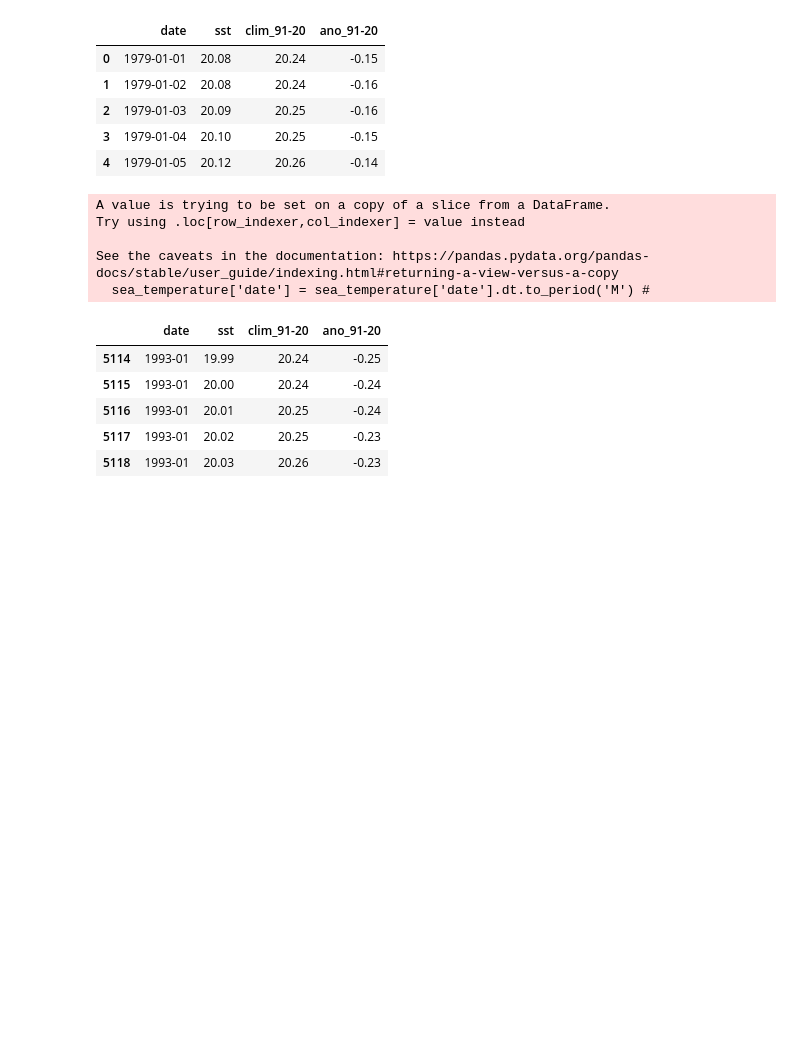
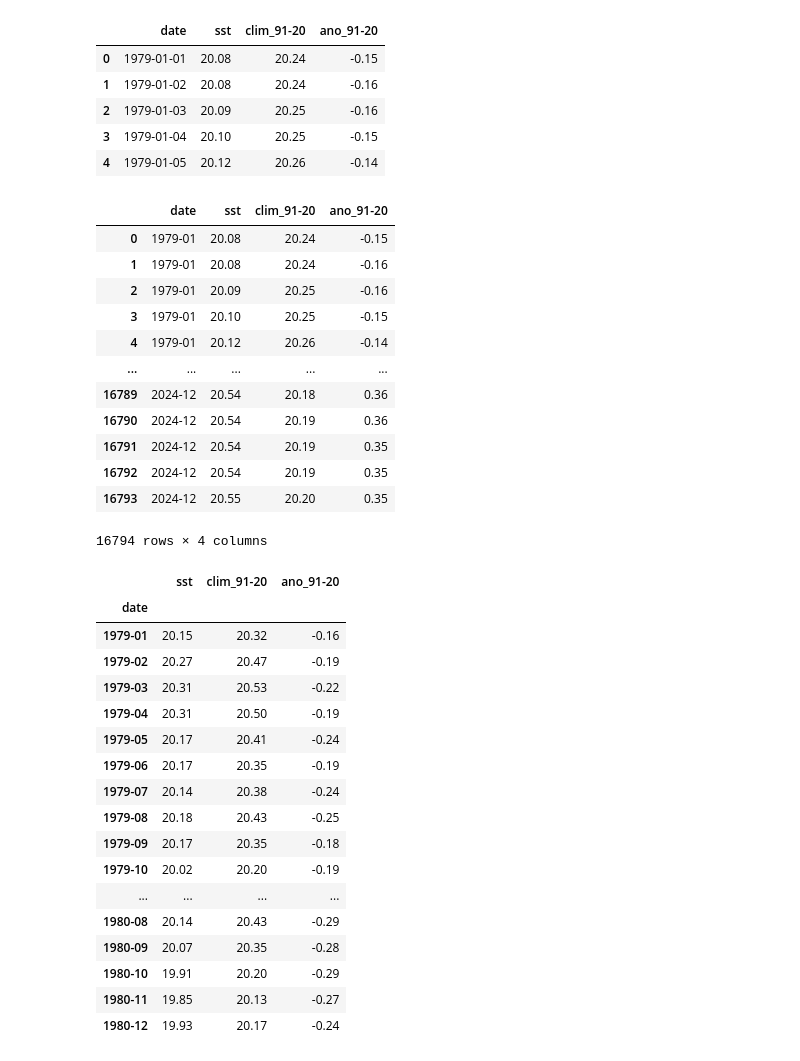
Before and after one commit to Songsungsang/Smart_Factory_Project_Data_Analysis, a Jupyter notebook: sea_level_temp.ipynb, the cells around one changed output. Cells and saved outputs as stored; diff of their text form; code cells hidden in the pictures; blank space fills up the shorter version.

```diff
--- a/sea_level_temp.ipynb
+++ b/sea_level_temp.ipynb
@@ -60,18 +60,21 @@ sea_temp_init.head()
 | 4 | 1979-01-05 | 20.12 | 20.26 | -0.14 |
 # %%
 sea_temp_init['date'] = pd.to_datetime(sea_temp_init['date']) # 년-월-일 형태로 있는 datetime형태라고 표시
-sea_temperature = sea_temp_init[sea_temp_init['date'].dt.year >= 1993] # 1993년 이후 데이터만 반영
-sea_temperature['date'] = sea_temperature['date'].dt.to_period('M') #
-sea_temperature.head()
+#sea_temperature = sea_temp_init[sea_temp_init['date'].dt.year >= 1993] # 1993년 이후 데이터만 반영
+sea_temperature = sea_temp_init
+sea_temperature['date'] = sea_temperature['date'].dt.to_period('M') # 월까지 데이터를 표시
+sea_temperature
 # %% [output]
+|  | date | sst | clim_91-20 | ano_91-20 |
+| 0 | 1979-01 | 20.08 | 20.24 | -0.15 |
+| 1 | 1979-01 | 20.08 | 20.24 | -0.16 |
+| 2 | 1979-01 | 20.09 | 20.25 | -0.16 |
+| 3 | 1979-01 | 20.10 | 20.25 | -0.15 |
+| 4 | 1979-01 | 20.12 | 20.26 | -0.14 |
+| ... | ... | ... | ... | ... |
+| 16789 | 2024-12 | 20.54 | 20.18 | 0.36 |
+| 16790 | 2024-12 | 20.54 | 20.19 | 0.36 |
+| 16791 | 2024-12 | 20.54 | 20.19 | 0.35 |
+| 16792 | 2024-12 | 20.54 | 20.19 | 0.35 |
+| 16793 | 2024-12 | 20.55 | 20.20 | 0.35 |
-A value is trying to be set on a copy of a slice from a DataFrame.
-Try using .loc[row_indexer,col_indexer] = value instead
-
-See the caveats in the documentation: https://pandas.pydata.org/pandas-docs/stable/user_guide/indexing.html#returning-a-view-versus-a-copy
-  sea_temperature['date'] = sea_temperature['date'].dt.to_period('M') #
+16794 rows × 4 columns
-|  | date | sst | clim_91-20 | ano_91-20 |
-| 5114 | 1993-01 | 19.99 | 20.24 | -0.25 |
-| 5115 | 1993-01 | 20.00 | 20.24 | -0.24 |
-| 5116 | 1993-01 | 20.01 | 20.25 | -0.24 |
-| 5117 | 1993-01 | 20.02 | 20.25 | -0.23 |
-| 5118 | 1993-01 | 20.03 | 20.26 | -0.23 |
@@ -80,0 +81,23 @@ sea_temp_month.head()
+# %%
+sea_temp_month = sea_temperature.groupby('date').mean() # 월까지 표시된 데이터 월별로 묶어서 평균 구함
+sea_temp_month = sea_temp_month.round({'sst': 2, 'clim_91-20': 2, 'ano_91-20': 2}) # 소수점 2자리까지
+sea_temp_month.head(24)
+# %% [output]
+|  | sst | clim_91-20 | ano_91-20 |
+| date |  |  |  |
+| 1979-01 | 20.15 | 20.32 | -0.16 |
+| 1979-02 | 20.27 | 20.47 | -0.19 |
+| 1979-03 | 20.31 | 20.53 | -0.22 |
+| 1979-04 | 20.31 | 20.50 | -0.19 |
+| 1979-05 | 20.17 | 20.41 | -0.24 |
+| 1979-06 | 20.17 | 20.35 | -0.19 |
+| 1979-07 | 20.14 | 20.38 | -0.24 |
+| 1979-08 | 20.18 | 20.43 | -0.25 |
+| 1979-09 | 20.17 | 20.35 | -0.18 |
+| 1979-10 | 20.02 | 20.20 | -0.19 |
+| ... | ... | ... | ... |
+| 1980-08 | 20.14 | 20.43 | -0.29 |
+| 1980-09 | 20.07 | 20.35 | -0.28 |
+| 1980-10 | 19.91 | 20.20 | -0.29 |
+| 1980-11 | 19.85 | 20.13 | -0.27 |
+| 1980-12 | 19.93 | 20.17 | -0.24 |
```
Also changed, not shown: parts of 6 cells of this notebook.
